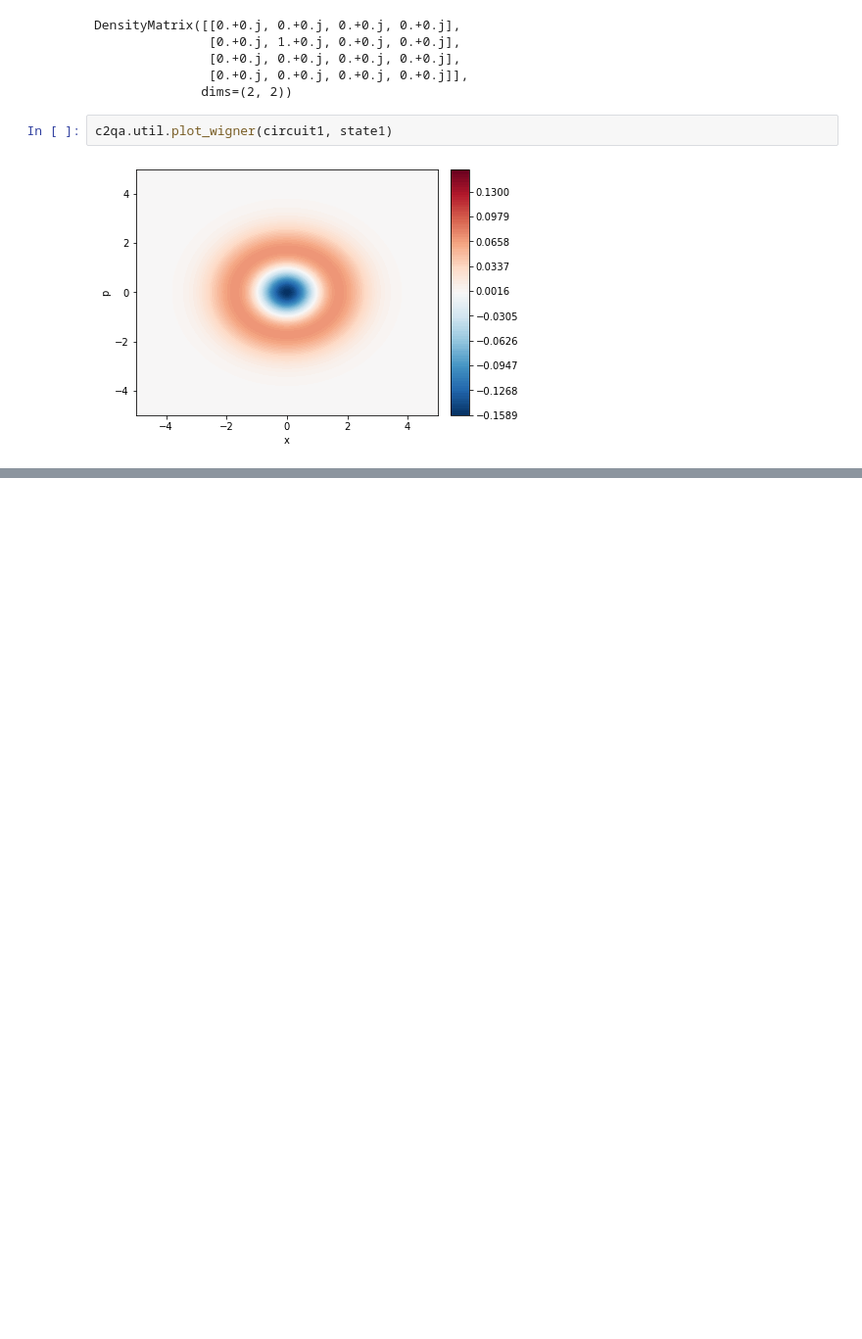
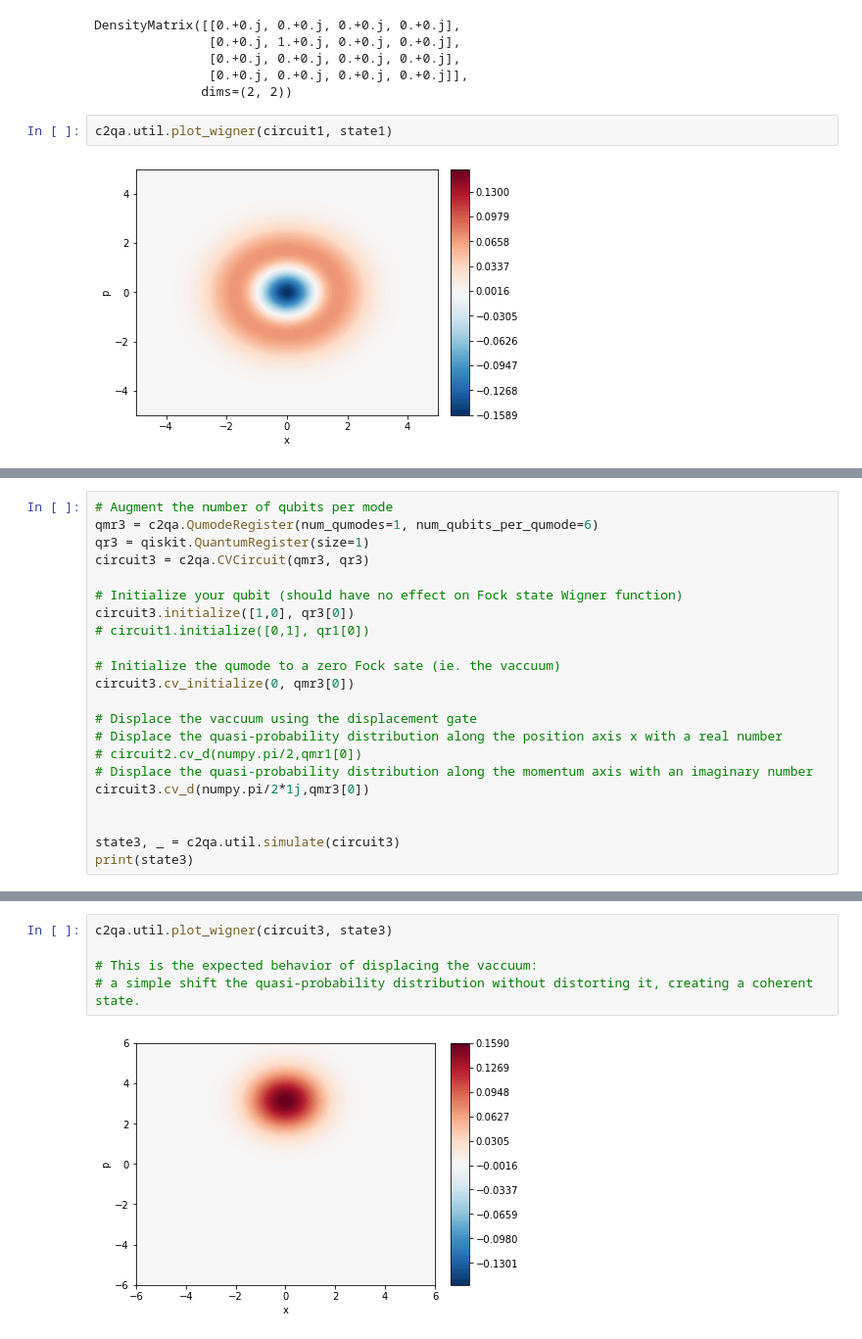
Before and after one commit to C2QA/bosonic-qiskit, a Jupyter notebook: tutorials/wigner-function/wigner-function.ipynb, the cells around one changed output, grey strips where cells are left out. Shown at 98% size. Cells and saved outputs as stored; diff of their text form; blank space fills up the shorter version.

```diff
--- a/tutorials/wigner-function/wigner-function.ipynb
+++ b/tutorials/wigner-function/wigner-function.ipynb
@@ -89,0 +149,22 @@ c2qa.util.plot_wigner(circuit1, state1)
+# %%
+# Augment the number of qubits per mode
+qmr3 = c2qa.QumodeRegister(num_qumodes=1, num_qubits_per_qumode=6)
+qr3 = qiskit.QuantumRegister(size=1)
+circuit3 = c2qa.CVCircuit(qmr3, qr3)
+
+# Initialize your qubit (should have no effect on Fock state Wigner function)
+circuit3.initialize([1,0], qr3[0])
+# circuit1.initialize([0,1], qr1[0])
+
+# Initialize the qumode to a zero Fock sate (ie. the vaccuum)
+circuit3.cv_initialize(0, qmr3[0])
+
+# Displace the vaccuum using the displacement gate
+# Displace the quasi-probability distribution along the position axis x with a real number
+# circuit2.cv_d(numpy.pi/2,qmr1[0])
+# Displace the quasi-probability distribution along the momentum axis with an imaginary number
+circuit3.cv_d(numpy.pi/2*1j,qmr3[0])
+
+
+state3, _ = c2qa.util.simulate(circuit3)
+print(state3)
@@ -89,0 +210,7 @@ c2qa.util.plot_wigner(circuit1, state1)
+# %%
+c2qa.util.plot_wigner(circuit3, state3)
+
+# This is the expected behavior of displacing the vaccuum:
+# a simple shift the quasi-probability distribution without distorting it, creating a coherent state.
+# %% [output]
+[figure, added]
```
Also changed, not shown: parts of 11 cells of this notebook.
